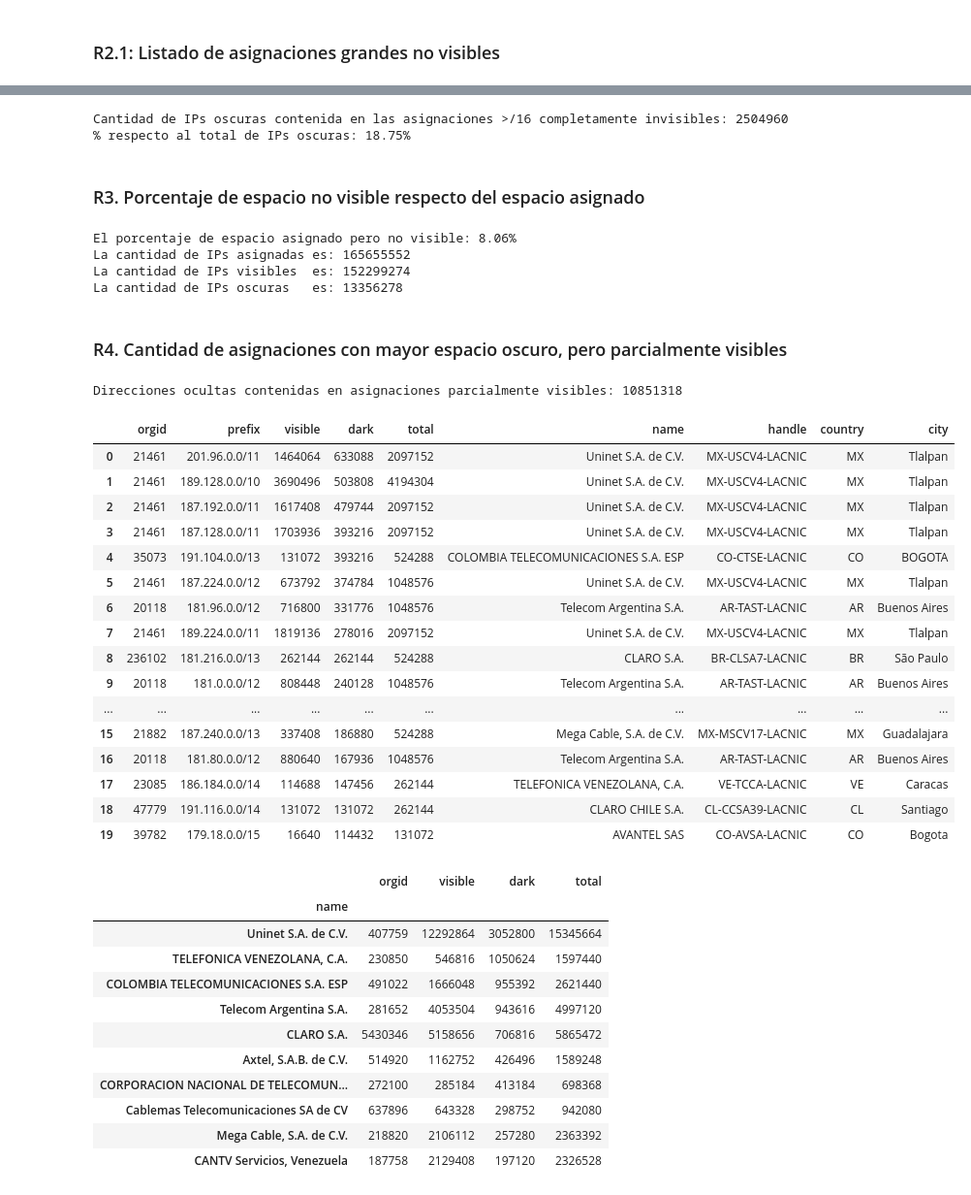
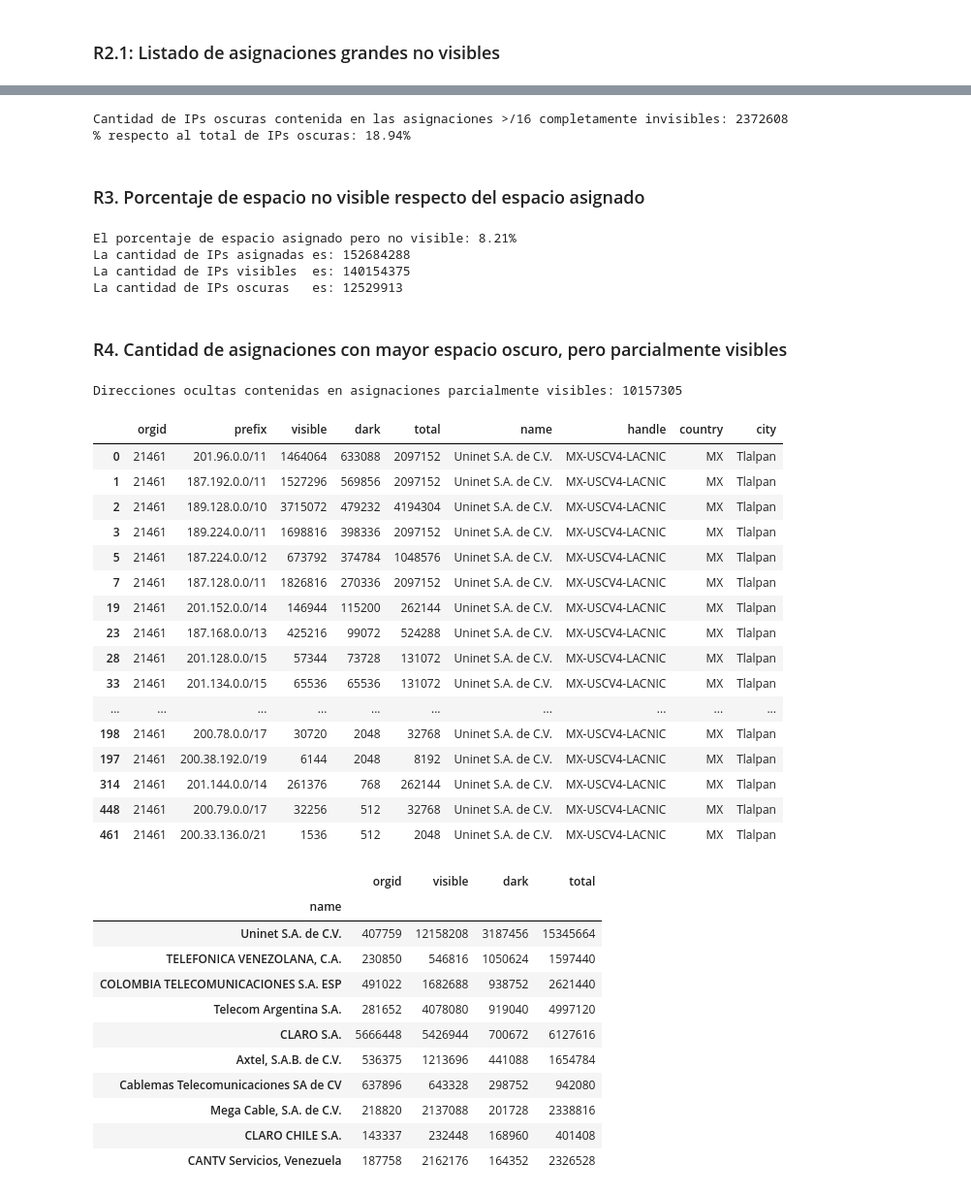
Before and after one commit to cm2c-internet-measurements/resources-not-visible, a Jupyter notebook: reports/espacio-ipv4-no-anunciado-v1.ipynb, the cells around one changed output, grey strips where cells are left out. Shown at 97% size. Saved outputs shown, nothing was run; the diff lists cells and outputs as text; code cells hidden in the pictures.

```diff
--- a/reports/espacio-ipv4-no-anunciado-v1.ipynb
+++ b/reports/espacio-ipv4-no-anunciado-v1.ipynb
@@ -54,7 +54,7 @@ En este resultado se listan las asignaciones completamente invisibles (es decir,
 import pandas
 import sqlite3
 
-w_date = '20191110'
+w_date = '20200209'
 conn = sqlite3.connect(":memory:")
 
 inf = "s1_invisible_prefixes-{}.csv".format(w_date)
@@ -132,8 +132,8 @@ nva_b[['prefix', 'dark','visible', 'handle','name']].head(26)
 print("Cantidad de IPs oscuras contenida en las asignaciones >/16 completamente invisibles: {}".format(nva_b['dark'].sum()))
 print("% respecto al total de IPs oscuras: {0:.2f}%".format(nva_b['dark'].sum()/dark_t*100))
 # %% [output]
-Cantidad de IPs oscuras contenida en las asignaciones >/16 completamente invisibles: 2504960
-% respecto al total de IPs oscuras: 18.75%
+Cantidad de IPs oscuras contenida en las asignaciones >/16 completamente invisibles: 2372608
+% respecto al total de IPs oscuras: 18.94%
 # %% [markdown]
 ### R3. Porcentaje de espacio no visible respecto del espacio asignado
 # %%
@@ -143,10 +143,10 @@ print("La cantidad de IPs asignadas es: {}".format(total_t))
 print("La cantidad de IPs visibles  es: {}".format(visible_t))
 print("La cantidad de IPs oscuras   es: {}".format(dark_t))
 # %% [output]
-El porcentaje de espacio asignado pero no visible: 8.06%
-La cantidad de IPs asignadas es: 165655552
-La cantidad de IPs visibles  es: 152299274
-La cantidad de IPs oscuras   es: 13356278
+El porcentaje de espacio asignado pero no visible: 8.21%
+La cantidad de IPs asignadas es: 152684288
+La cantidad de IPs visibles  es: 140154375
+La cantidad de IPs oscuras   es: 12529913
 # %% [markdown]
 ### R4. Cantidad de asignaciones con mayor espacio oscuro, pero parcialmente visibles
 # %%
@@ -155,42 +155,42 @@ nvb_parcial = nva_parcial.merge(orgs, on='orgid', how='left')
 # %%
 nva_parcial_agg = nva_parcial.groupby('orgid')
 print("Direcciones ocultas contenidas en asignaciones parcialmente visibles: {}".format(nva_parcial['dark'].sum()))
-nvb_parcial.sort_values('dark', ascending=False).head(20)
+nvb_parcial.sort_values('dark', ascending=False).query(" orgid==21461 ").head(100)
 # %% [output]
-Direcciones ocultas contenidas en asignaciones parcialmente visibles: 10851318
+Direcciones ocultas contenidas en asignaciones parcialmente visibles: 10157305
 |  | orgid | prefix | visible | dark | total | name | handle | country | city |
 | 0 | 21461 | 201.96.0.0/11 | 1464064 | 633088 | 2097152 | Uninet S.A. de C.V. | MX-USCV4-LACNIC | MX | Tlalpan |
-| 1 | 21461 | 189.128.0.0/10 | 3690496 | 503808 | 4194304 | Uninet S.A. de C.V. | MX-USCV4-LACNIC | MX | Tlalpan |
-| 2 | 21461 | 187.192.0.0/11 | 1617408 | 479744 | 2097152 | Uninet S.A. de C.V. | MX-USCV4-LACNIC | MX | Tlalpan |
-| 3 | 21461 | 187.128.0.0/11 | 1703936 | 393216 | 2097152 | Uninet S.A. de C.V. | MX-USCV4-LACNIC | MX | Tlalpan |
-| 4 | 35073 | 191.104.0.0/13 | 131072 | 393216 | 524288 | COLOMBIA TELECOMUNICACIONES S.A. ESP | CO-CTSE-LACNIC | CO | BOGOTA |
+| 1 | 21461 | 187.192.0.0/11 | 1527296 | 569856 | 2097152 | Uninet S.A. de C.V. | MX-USCV4-LACNIC | MX | Tlalpan |
+| 2 | 21461 | 189.128.0.0/10 | 3715072 | 479232 | 4194304 | Uninet S.A. de C.V. | MX-USCV4-LACNIC | MX | Tlalpan |
+| 3 | 21461 | 189.224.0.0/11 | 1698816 | 398336 | 2097152 | Uninet S.A. de C.V. | MX-USCV4-LACNIC | MX | Tlalpan |
 | 5 | 21461 | 187.224.0.0/12 | 673792 | 374784 | 1048576 | Uninet S.A. de C.V. | MX-USCV4-LACNIC | MX | Tlalpan |
-| 6 | 20118 | 181.96.0.0/12 | 716800 | 331776 | 1048576 | Telecom Argentina S.A. | AR-TAST-LACNIC | AR | Buenos Aires |
-| 7 | 21461 | 189.224.0.0/11 | 1819136 | 278016 | 2097152 | Uninet S.A. de C.V. | MX-USCV4-LACNIC | MX | Tlalpan |
-| 8 | 236102 | 181.216.0.0/13 | 262144 | 262144 | 524288 | CLARO S.A. | BR-CLSA7-LACNIC | BR | São Paulo |
-| 9 | 20118 | 181.0.0.0/12 | 808448 | 240128 | 1048576 | Telecom Argentina S.A. | AR-TAST-LACNIC | AR | Buenos Aires |
+| 7 | 21461 | 187.128.0.0/11 | 1826816 | 270336 | 2097152 | Uninet S.A. de C.V. | MX-USCV4-LACNIC | MX | Tlalpan |
+| 19 | 21461 | 201.152.0.0/14 | 146944 | 115200 | 262144 | Uninet S.A. de C.V. | MX-USCV4-LACNIC | MX | Tlalpan |
+| 23 | 21461 | 187.168.0.0/13 | 425216 | 99072 | 524288 | Uninet S.A. de C.V. | MX-USCV4-LACNIC | MX | Tlalpan |
+| 28 | 21461 | 201.128.0.0/15 | 57344 | 73728 | 131072 | Uninet S.A. de C.V. | MX-USCV4-LACNIC | MX | Tlalpan |
+| 33 | 21461 | 201.134.0.0/15 | 65536 | 65536 | 131072 | Uninet S.A. de C.V. | MX-USCV4-LACNIC | MX | Tlalpan |
 | ... | ... | ... | ... | ... | ... | ... | ... | ... | ... |
-| 15 | 21882 | 187.240.0.0/13 | 337408 | 186880 | 524288 | Mega Cable, S.A. de C.V. | MX-MSCV17-LACNIC | MX | Guadalajara |
-| 16 | 20118 | 181.80.0.0/12 | 880640 | 167936 | 1048576 | Telecom Argentina S.A. | AR-TAST-LACNIC | AR | Buenos Aires |
-| 17 | 23085 | 186.184.0.0/14 | 114688 | 147456 | 262144 | TELEFONICA VENEZOLANA, C.A. | VE-TCCA-LACNIC | VE | Caracas |
-| 18 | 47779 | 191.116.0.0/14 | 131072 | 131072 | 262144 | CLARO CHILE S.A. | CL-CCSA39-LACNIC | CL | Santiago |
-| 19 | 39782 | 179.18.0.0/15 | 16640 | 114432 | 131072 | AVANTEL SAS | CO-AVSA-LACNIC | CO | Bogota |
+| 198 | 21461 | 200.78.0.0/17 | 30720 | 2048 | 32768 | Uninet S.A. de C.V. | MX-USCV4-LACNIC | MX | Tlalpan |
+| 197 | 21461 | 200.38.192.0/19 | 6144 | 2048 | 8192 | Uninet S.A. de C.V. | MX-USCV4-LACNIC | MX | Tlalpan |
+| 314 | 21461 | 201.144.0.0/14 | 261376 | 768 | 262144 | Uninet S.A. de C.V. | MX-USCV4-LACNIC | MX | Tlalpan |
+| 448 | 21461 | 200.79.0.0/17 | 32256 | 512 | 32768 | Uninet S.A. de C.V. | MX-USCV4-LACNIC | MX | Tlalpan |
+| 461 | 21461 | 200.33.136.0/21 | 1536 | 512 | 2048 | Uninet S.A. de C.V. | MX-USCV4-LACNIC | MX | Tlalpan |
 # %%
 nvb_parcial.groupby('name').sum().sort_values('dark', ascending=False).head(10)
 # nvb_parcial.groupby('name').head(10)
 # %% [output]
 |  | orgid | visible | dark | total |
 | name |  |  |  |  |
-| Uninet S.A. de C.V. | 407759 | 12292864 | 3052800 | 15345664 |
+| Uninet S.A. de C.V. | 407759 | 12158208 | 3187456 | 15345664 |
 | TELEFONICA VENEZOLANA, C.A. | 230850 | 546816 | 1050624 | 1597440 |
-| COLOMBIA TELECOMUNICACIONES S.A. ESP | 491022 | 1666048 | 955392 | 2621440 |
-| Telecom Argentina S.A. | 281652 | 4053504 | 943616 | 4997120 |
-| CLARO S.A. | 5430346 | 5158656 | 706816 | 5865472 |
-| Axtel, S.A.B. de C.V. | 514920 | 1162752 | 426496 | 1589248 |
-| CORPORACION NACIONAL DE TELECOMUN... | 272100 | 285184 | 413184 | 698368 |
+| COLOMBIA TELECOMUNICACIONES S.A. ESP | 491022 | 1682688 | 938752 | 2621440 |
+| Telecom Argentina S.A. | 281652 | 4078080 | 919040 | 4997120 |
+| CLARO S.A. | 5666448 | 5426944 | 700672 | 6127616 |
+| Axtel, S.A.B. de C.V. | 536375 | 1213696 | 441088 | 1654784 |
 | Cablemas Telecomunicaciones SA de CV | 637896 | 643328 | 298752 | 942080 |
-| Mega Cable, S.A. de C.V. | 218820 | 2106112 | 257280 | 2363392 |
-| CANTV Servicios, Venezuela | 187758 | 2129408 | 197120 | 2326528 |
+| Mega Cable, S.A. de C.V. | 218820 | 2137088 | 201728 | 2338816 |
+| CLARO CHILE S.A. | 143337 | 232448 | 168960 | 401408 |
+| CANTV Servicios, Venezuela | 187758 | 2162176 | 164352 | 2326528 |
 # %%
 nva_parcial_agg.get_group(35073).sum()
 # %% [output]
```
Also changed, not shown: parts of 7 cells of this notebook, 7 other files.
